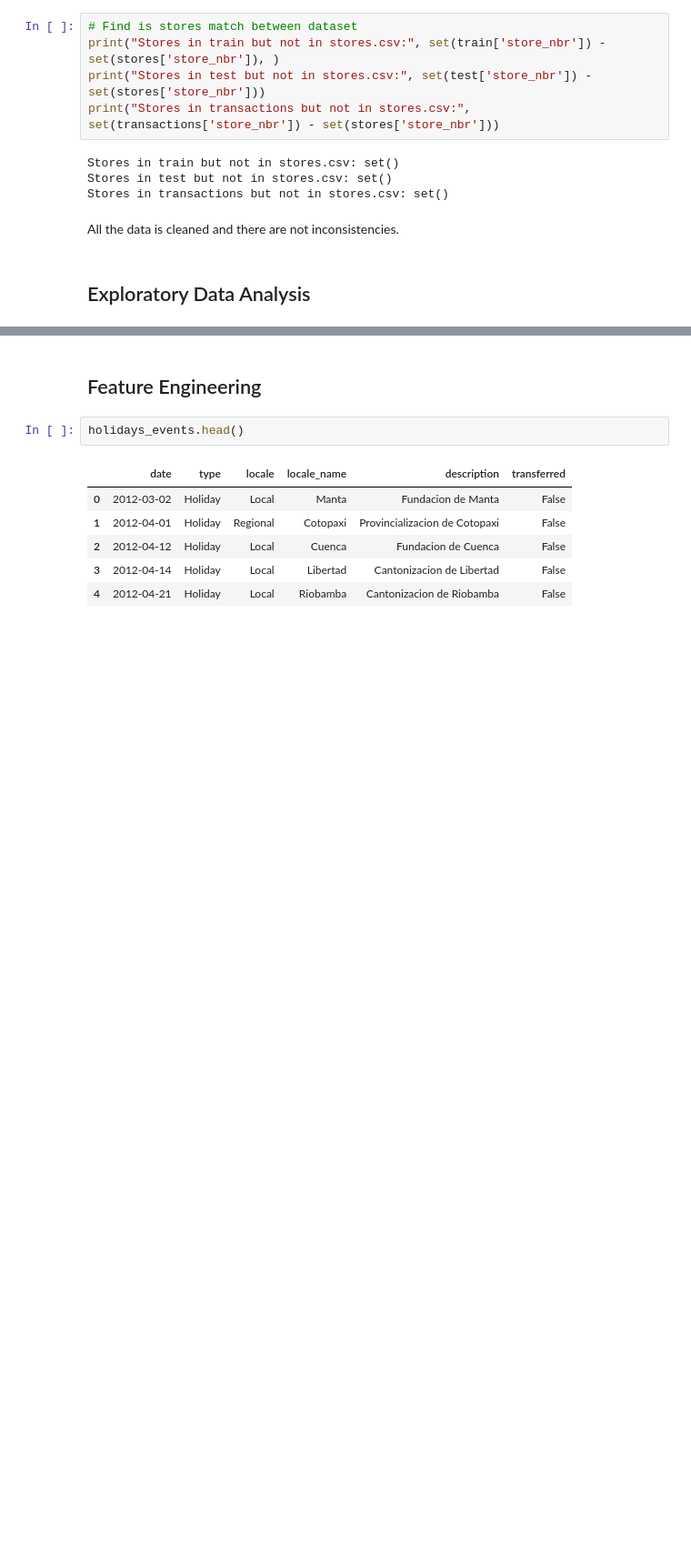
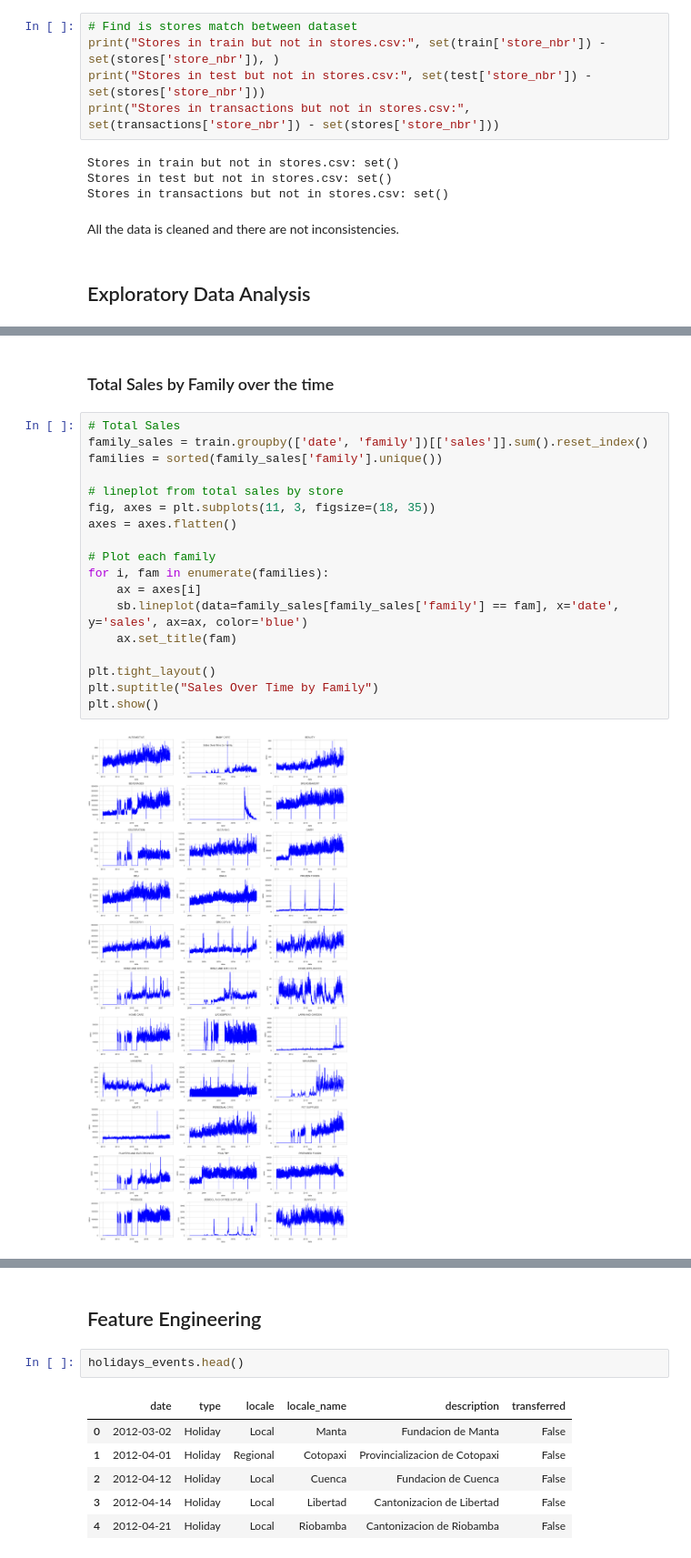
Before and after one commit to Hailey-cloud/Final-Project-Machine-Learning, a Jupyter notebook: Store_Sales_ML.ipynb, the cells around one changed output, grey strips where cells are left out. Shown at 91% size. Saved outputs shown, nothing was run; the diff lists cells and outputs as text; blank space fills up the shorter version.

```diff
--- a/Store_Sales_ML.ipynb
+++ b/Store_Sales_ML.ipynb
@@ -294,0 +322,22 @@ plt.show()
+# %% [markdown]
+### Total Sales by Family over the time
+# %%
+# Total Sales
+family_sales = train.groupby(['date', 'family'])[['sales']].sum().reset_index()
+families = sorted(family_sales['family'].unique())
+
+# lineplot from total sales by store
+fig, axes = plt.subplots(11, 3, figsize=(18, 35))
+axes = axes.flatten()
+
+# Plot each family
+for i, fam in enumerate(families):
+    ax = axes[i]
+    sb.lineplot(data=family_sales[family_sales['family'] == fam], x='date', y='sales', ax=ax, color='blue')
+    ax.set_title(fam)
+
+plt.tight_layout()
+plt.suptitle("Sales Over Time by Family")
+plt.show()
+# %% [output]
+[figure, added]
```
Also changed, not shown: parts of 30 cells of this notebook.
